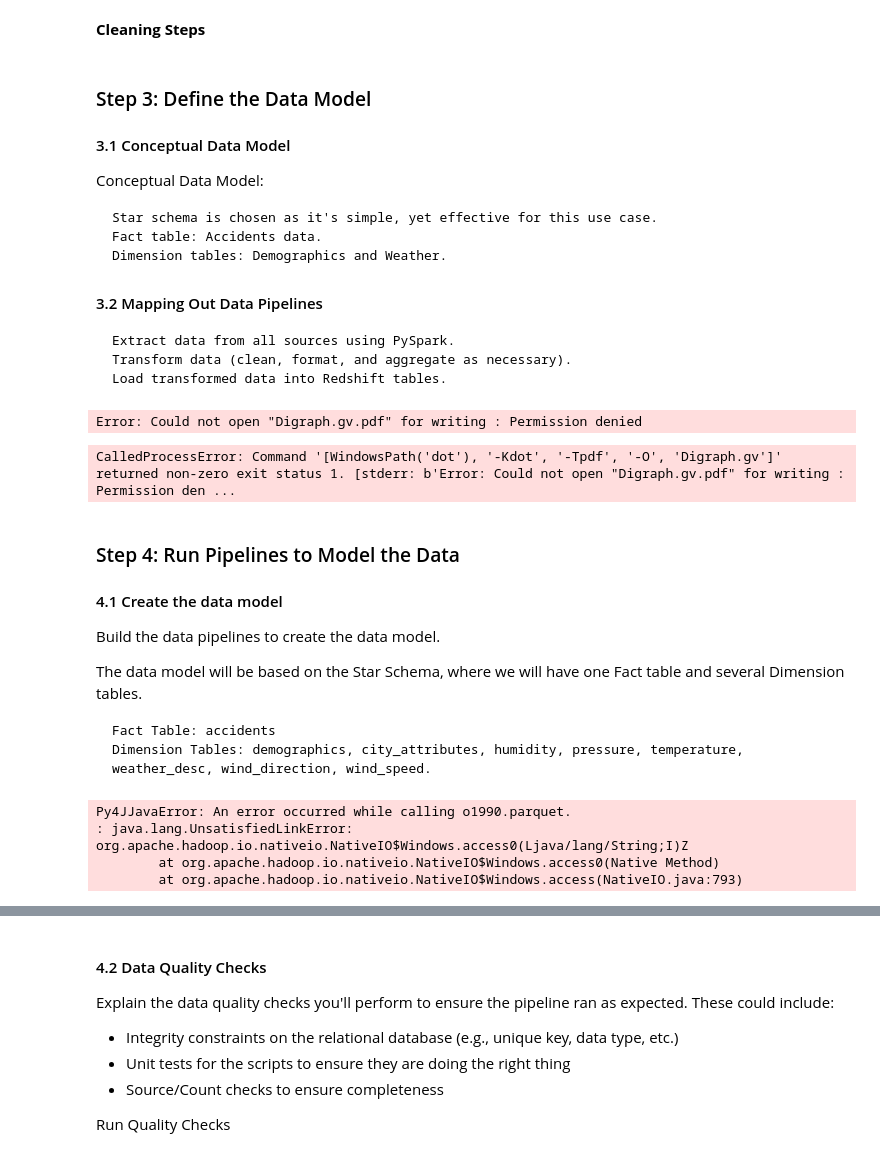
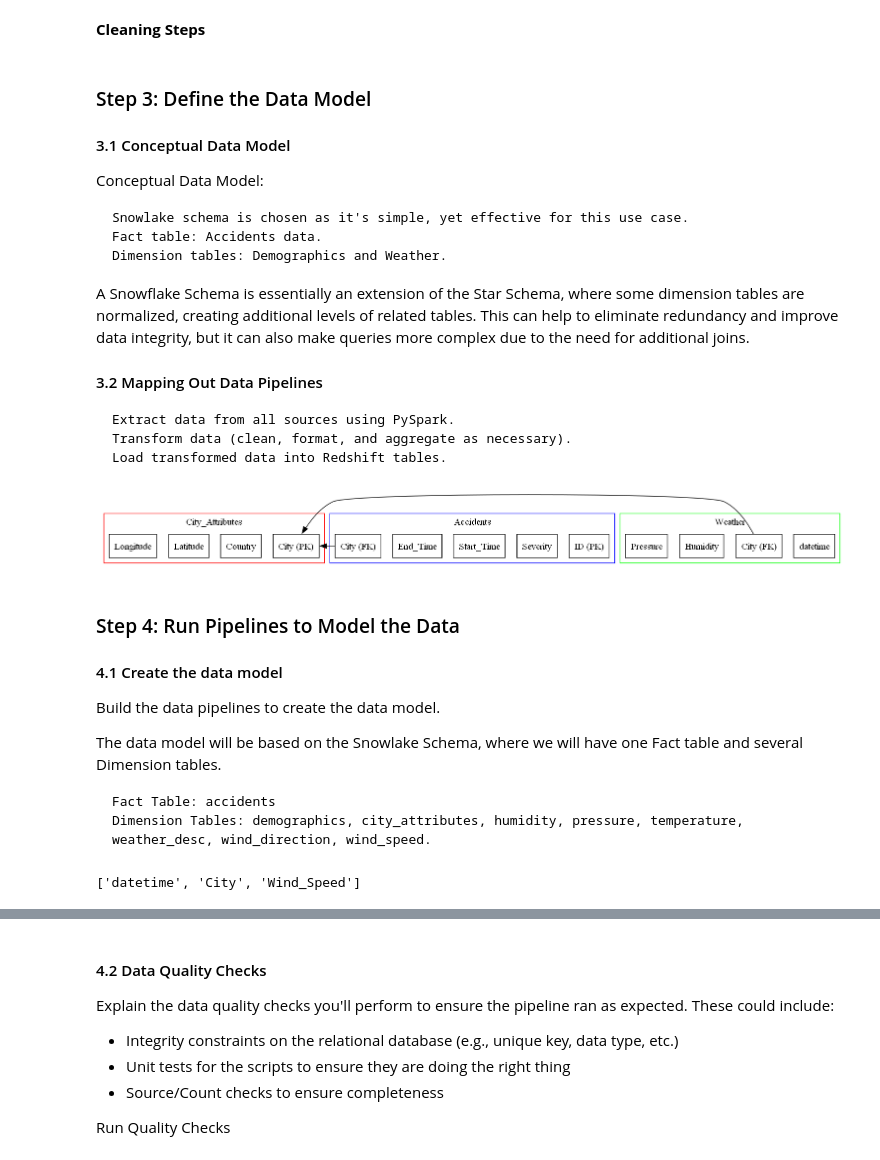
Before and after one commit to teodorwisniewski/capstone_project_udacity, a Jupyter notebook: Capstone Project Template.ipynb, the cells around one changed output, grey strips where cells are left out. Cells and saved outputs as stored; diff of their text form; code cells hidden in the pictures.

```diff
--- a/Capstone Project Template.ipynb
+++ b/Capstone Project Template.ipynb
@@ -389,31 +433,13 @@ accidents_df = accidents_df.na.fill(mean_val, subset=['Temperature(F)'])
 #### 3.1 Conceptual Data Model
 Conceptual Data Model:
 
-    Star schema is chosen as it's simple, yet effective for this use case.
+    Snowlake schema is chosen as it's simple, yet effective for this use case.
     Fact table: Accidents data.
     Dimension tables: Demographics and Weather.
+
+A Snowflake Schema is essentially an extension of the Star Schema, where some dimension tables are normalized, creating additional levels of related tables. This can help to eliminate redundancy and improve data integrity, but it can also make queries more complex due to the need for additional joins.
 
 #### 3.2 Mapping Out Data Pipelines
     Extract data from all sources using PySpark.
     Transform data (clean, format, and aggregate as necessary).
     Load transformed data into Redshift tables.
-# %%
-from graphviz import Digraph
-
-# Create a new directed graph
-dot = Digraph(comment='Data Model')
-
-# Add nodes (tables)
-dot.node('A', 'Accidents')
-dot.node('C', 'City_Attributes')
-dot.node('W', 'Weather')
-
-# Add edges (relationships)
-dot.edge('A', 'C', label='Many-to-One')
-dot.edge('A', 'W', label='Many-to-One')
-
-# Visualize the graph
-dot.view()
-# %% [output]
-Error: Could not open "Digraph.gv.pdf" for writing : Permission denied
-CalledProcessError: Command '[WindowsPath('dot'), '-Kdot', '-Tpdf', '-O', 'Digraph.gv']' returned non-zero exit status 1. [stderr: b'Error: Could not open "Digraph.gv.pdf" for writing : Permission den ...
@@ -422,3 +496,7 @@ dot.render('data_model.png', view=True, format='png')
+# %%
+Image(filename='data_model.png')
+# %% [output]
+[figure, added]
 # %% [markdown]
 ### Step 4: Run Pipelines to Model the Data
 
@@ -427,7 +505,7 @@ dot.render('data_model.png', view=True, format='png')
 #### 4.1 Create the data model
 Build the data pipelines to create the data model.
 
-The data model will be based on the Star Schema, where we will have one Fact table and several Dimension tables.
+The data model will be based on the Snowlake Schema, where we will have one Fact table and several Dimension tables.
 
     Fact Table: accidents
     Dimension Tables: demographics, city_attributes, humidity, pressure, temperature, weather_desc, wind_direction, wind_speed.
@@ -457,38 +535,33 @@ pressure_df = pressure_df.withColumnRenamed('Value', 'Pressure')
 temperature_df = temperature_df.withColumnRenamed('Value', 'Temperature')
 weather_desc_df = weather_desc_df.withColumnRenamed('Value', 'Weather_Description')
 wind_direction_df = wind_direction_df.withColumnRenamed('Value', 'Wind_Direction')
+# %%
+# Define the columns that you will keep as identifier variables
+id_vars = ["datetime"]
+
+# Assuming value_vars is your list of city names
+value_vars = [c for c in wind_speed_df.columns if c not in id_vars]
+
+# Use the stack function to reshape the dataframe
+stack_expr = 'stack(' + str(len(value_vars)) + ', ' + ','.join([f"'{c}', `{c}`" for c in value_vars]) + ')'
+wind_speed_df = wind_speed_df.select(id_vars + [(expr(stack_expr)).alias('City', 'Wind_Speed')])
+
+# Now you can print the columns to check if the dataframe is in the correct format
+print(wind_speed_df.columns)
+# %% [output]
+['datetime', 'City', 'Wind_Speed']
 # %%
 # 1. Fact Table - accidents
 accidents_table = accidents_df.select("ID", "Severity", "Start_Time", "End_Time", "Start_Lat", "Start_Lng", "Description", "City", "County", "State", "Zipcode", "Temperature(F)", "Humidity(%)", "Pressure(in)", "Visibility(mi)", "Wind_Direction", "Wind_Speed(mph)", "Weather_Condition")
 
-# Write accidents table to parquet file (if not empty)
-if accidents_table.rdd.isEmpty():
-    print("The accidents_table is empty.")
-else:
-    accidents_table.write.mode('overwrite').parquet('data/accidents.parquet')
 
 # 2. Dimension Table - city_attributes
 city_attributes_table = city_attributes_df.select("City", "Country", "Latitude", "Longitude")
 
-# Write city_attributes table to parquet file (if not empty)
-if city_attributes_table.rdd.isEmpty():
-    print("The city_attributes_table is empty.")
-else:
-    city_attributes_table.write.mode('overwrite').parquet('data/acity_attributes.parquet')
+
 
 # 3. Dimension Table - weather
 # Merge weather related dataframes into one
 weather_df = humidity_df.join(pressure_df, ["datetime", "City"]).join(temperature_df, ["datetime", "City"]).join(weather_desc_df, ["datetime", "City"]).join(wind_direction_df, ["datetime", "City"]).join(wind_speed_df, ["datetime", "City"])
 
 weather_table = weather_df.select("datetime", "City", "Humidity", "Pressure", "Temperature", "Weather_Description", "Wind_Direction", "Wind_Speed")
-
-# Write weather table to parquet file (if not empty)
-if weather_table.rdd.isEmpty():
-    print("The weather_table is empty.")
-else:
-    weather_table.write.mode('overwrite').parquet('data/aweather.parquet')
-# %% [output]
-Py4JJavaError: An error occurred while calling o1990.parquet.
-: java.lang.UnsatisfiedLinkError: org.apache.hadoop.io.nativeio.NativeIO$Windows.access0(Ljava/lang/String;I)Z
-        at org.apache.hadoop.io.nativeio.NativeIO$Windows.access0(Native Method)
-        at org.apache.hadoop.io.nativeio.NativeIO$Windows.access(NativeIO.java:793)
```
Also changed, not shown: parts of 22 cells of this notebook.
